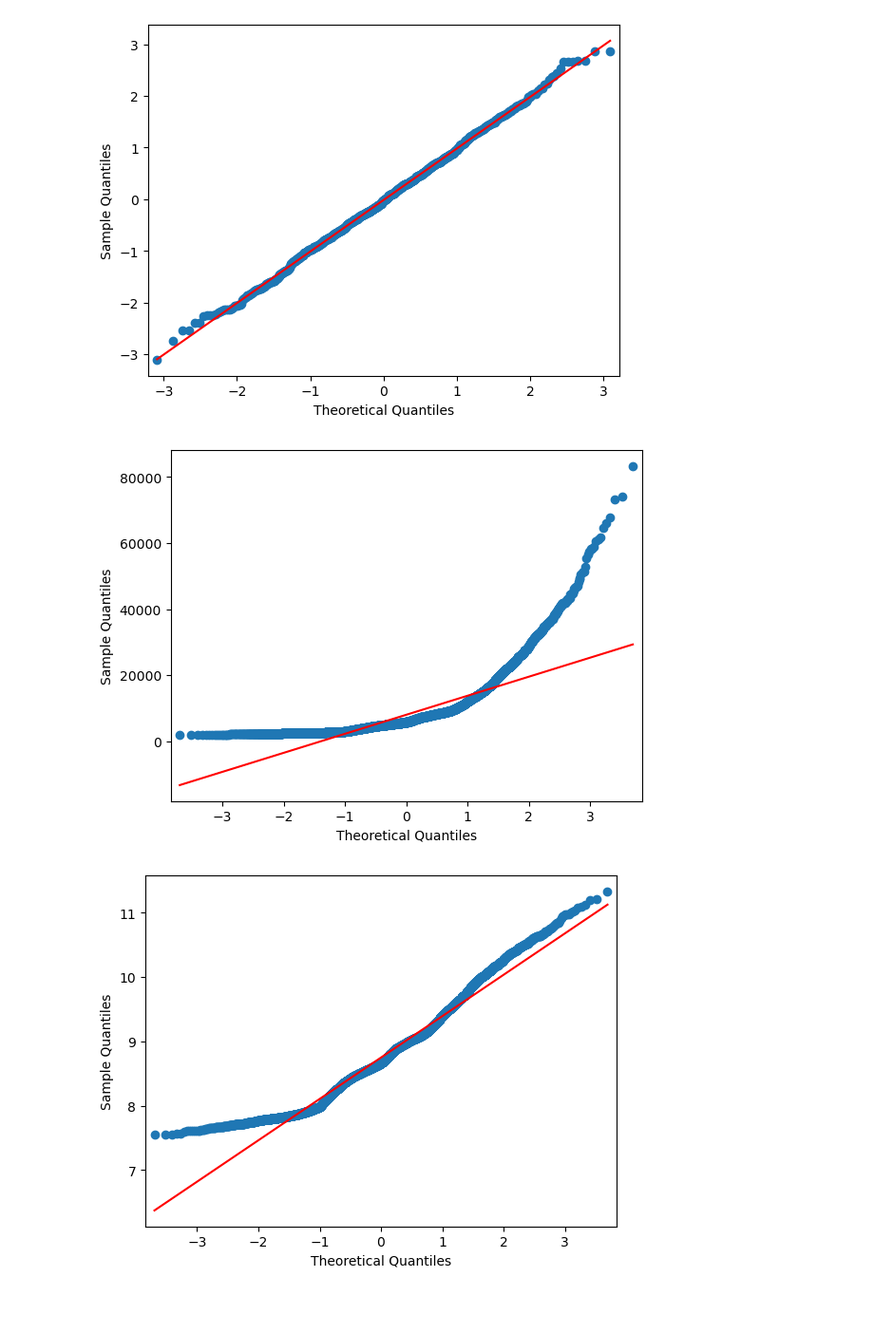
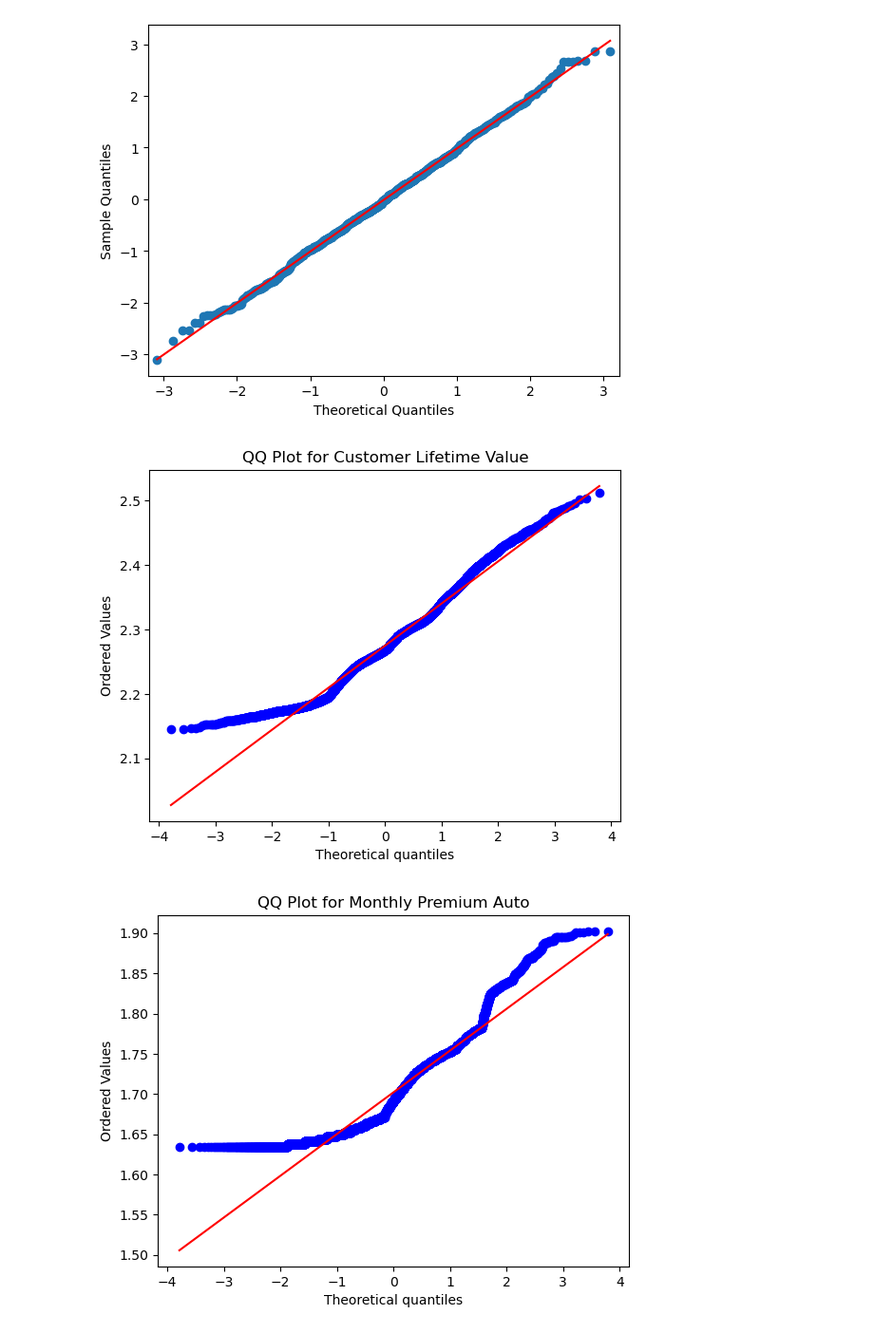
Before and after one commit to vascotreis/lab-random-variable-distributions, a Jupyter notebook: Random Variabel distribution.ipynb, the cells around one changed output. Shown at 95% size. Drawn from its saved outputs; the diff is of its cells as text; code cells hidden in the pictures; blank space fills up the shorter version.

```diff
--- a/Random Variabel distribution.ipynb
+++ b/Random Variabel distribution.ipynb
@@ -66,17 +80,19 @@ sm.qqplot(my_data, line='r')
 pylab.show()
 # %% [output]
 [figure]
-# %%
-# this is a qq-plot for our untransformed data. the datapoints are not linear
-sm.qqplot(numericals['Customer Lifetime Value'], line='r')
-pylab.show()
-# %% [output]
-[figure, removed]
-# %%
-# this is a qq-plot for our transformed data. Still bad, but our quantiles compared with
-# the theoretical quantiles from a a normal distribution
-# approached a bit more a linear relationship
-sm.qqplot(temp, line='r')
-pylab.show()
-# %% [output]
-[figure, removed]
+# %%
+# pick only the float data for the qq plot
+num = []
+num.append(numerical_vars.columns[0])
+num.append(numerical_vars.columns[2])
+num.append(numerical_vars.columns[7])
+
+# plot the qq plot for each column with continous values
+for col_name in num:
+    fig, ax = plt.subplots()
+    stats.probplot(numerical_vars[col_name], plot=ax)
+    ax.set_title(f"QQ Plot for {col_name}")
+    plt.show()
+# %% [output]
+[figure, added]
+[figure, added]
```
Also changed, not shown: parts of 10 cells of this notebook, 2 other files.
